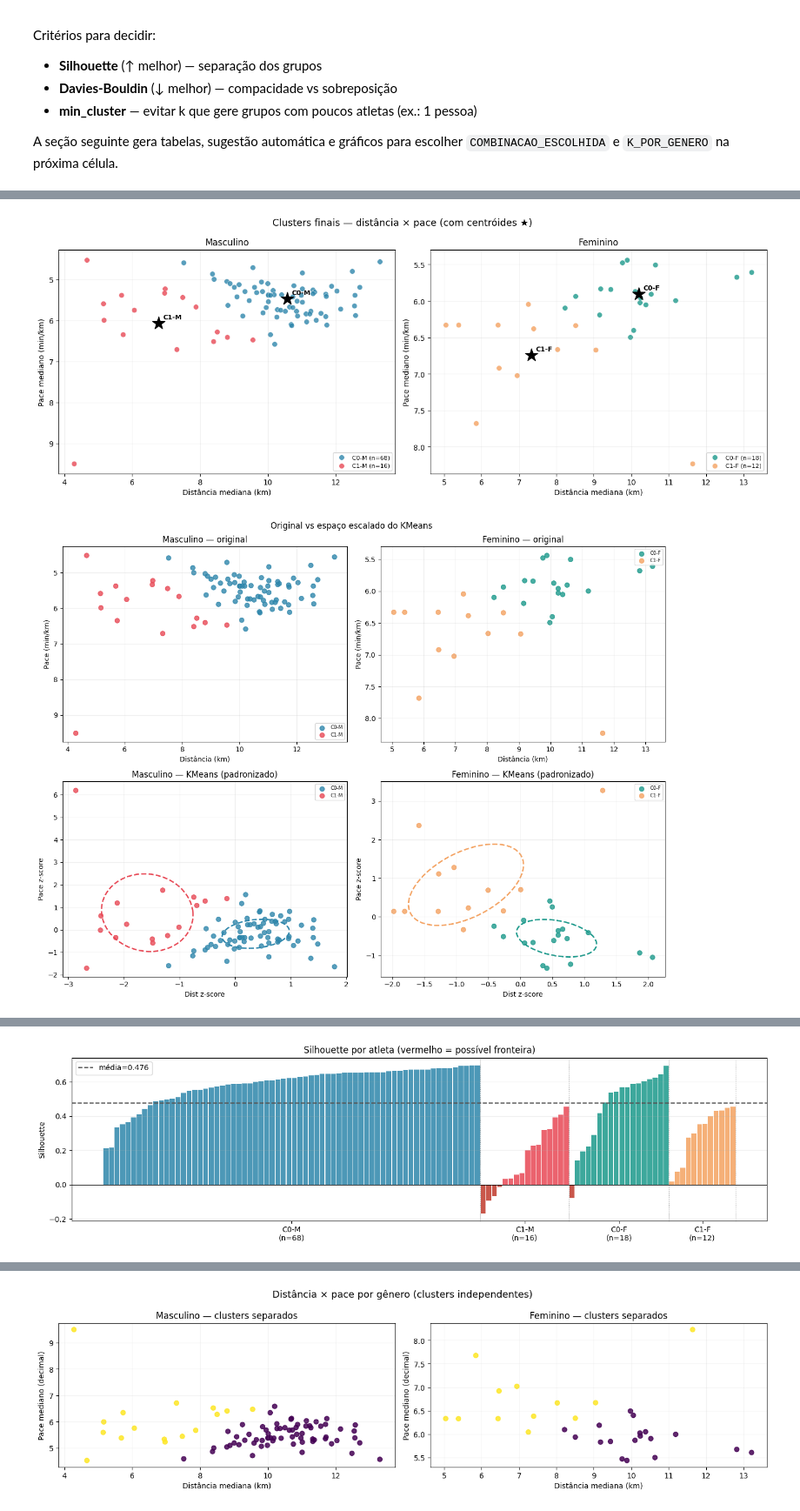
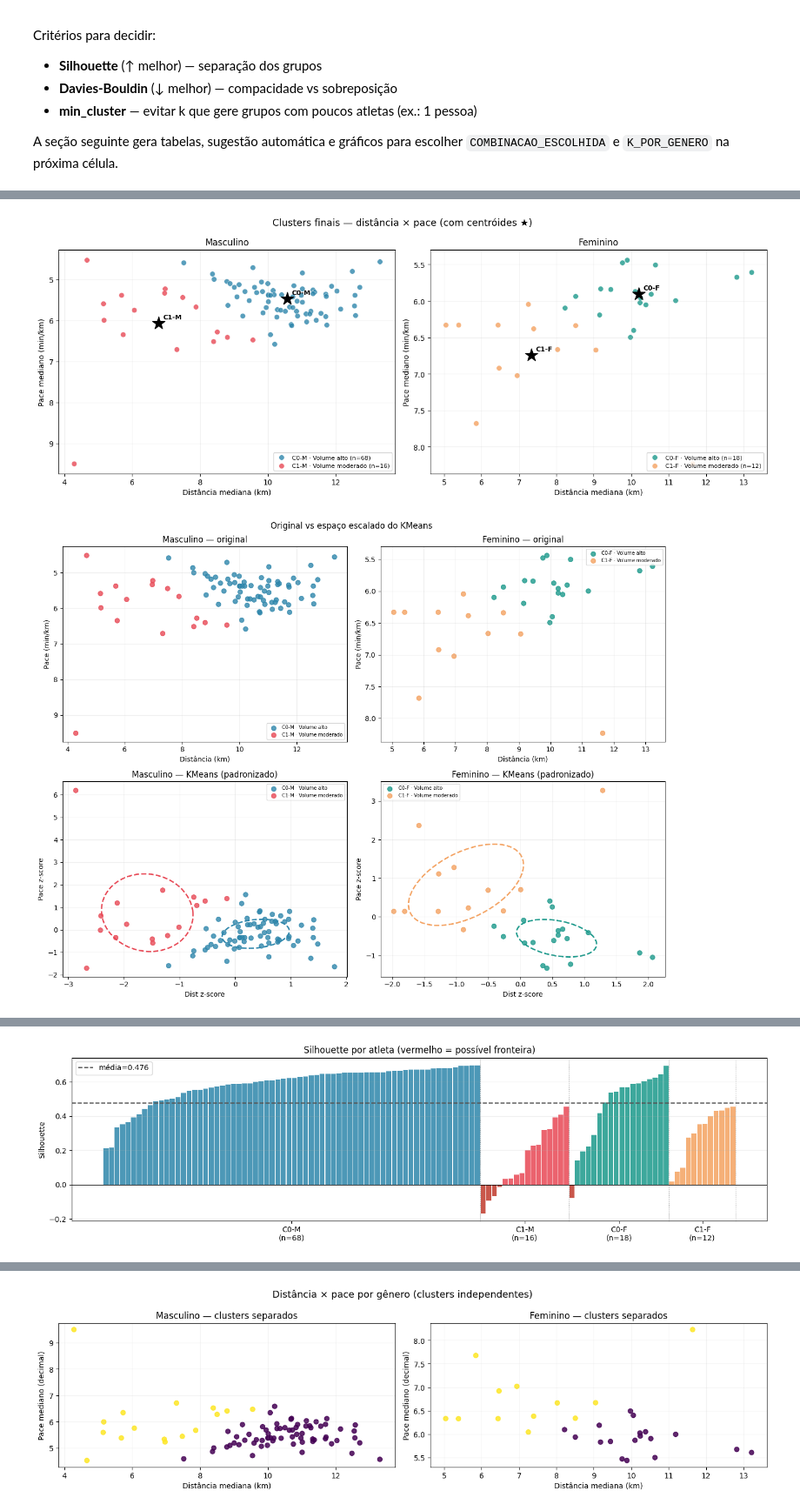
Before and after one commit to majutestoni/tcc-back, a Jupyter notebook: notebooks/categorizacao_corredores.ipynb, the cells around one changed output, grey strips where cells are left out. Shown at 87% size. Cells and saved outputs as stored; diff of their text form; code cells hidden in the pictures.

```diff
--- a/notebooks/categorizacao_corredores.ipynb
+++ b/notebooks/categorizacao_corredores.ipynb
@@ -264,6 +285,10 @@ if linha_cmp.height:
     print("Métricas na configuração escolhida:")
     with pl.Config(fmt_str_lengths=100, tbl_rows=-1, tbl_cols=-1):
         display(linha_cmp.select("genero", "silhouette", "davies_bouldin", "min_cluster", "max_cluster"))
+    print(
+        "\nJustificativa resumida: melhor equilíbrio silhouette × min_cluster ≥ 5 × "
+        "interpretabilidade; k≥3 fragmenta o feminino."
+    )
 else:
     cfg["titulo"] = COMBINACAO_ESCOLHIDA
     print("(Execute a célula de análise comparativa antes.)")
@@ -286,7 +312,18 @@ resultado = treina_kmeans_por_genero(
     plotar=True,
     verbose=True,
 )
-perfil = resultado.df_exibir
+perfil = nomear_categorias(resultado.df_exibir)
+resultado.df_exibir = perfil
+
+print("\nPerfis nomeados (por distância mediana dentro do gênero):")
+for row in (
+    perfil.select("categoria", "rotulo_cluster", "descricao_cluster")
+    .unique()
+    .sort("categoria")
+    .iter_rows(named=True)
+):
+    print(f"  {row['categoria']} → {row['rotulo_cluster']}")
+    print(f"      {row['descricao_cluster']}")
 # %% [output]
 Análise detalhada — distância + pace + gênero (k=2 → 4 categorias):
 Features: ['distance (m)', 'pace_min_km']
@@ -344,7 +394,7 @@ for ax, genero in zip(axes, ["M", "F"]):
             (pts[COL_DISTANCE] / 1000).to_numpy(),
             pts[COL_PACE].to_numpy(),
             c=CORES_CAT[cat],
-            label=f"{cat} (n={pts.height})",
+            label=f"{cat} · {pts['nome_cluster'][0]} (n={pts.height})",
             alpha=0.8,
             s=50,
             edgecolors="white",
@@ -388,8 +438,9 @@ for col_ax, genero in enumerate(["M", "F"]):
     for cat in sorted(sub["categoria"].unique()):
         mask = (sub["categoria"] == cat).to_numpy()
         cor = CORES_CAT[cat]
-        ax_orig.scatter(X[mask, 0] / 1000, X[mask, 1], c=cor, alpha=0.8, s=45, label=cat)
-        ax_scaled.scatter(Xs[mask, 0], Xs[mask, 1], c=cor, alpha=0.8, s=45, label=cat)
+        nome = perfil.filter(pl.col("categoria") == cat)["nome_cluster"][0]
+        ax_orig.scatter(X[mask, 0] / 1000, X[mask, 1], c=cor, alpha=0.8, s=45, label=f"{cat} · {nome}")
+        ax_scaled.scatter(Xs[mask, 0], Xs[mask, 1], c=cor, alpha=0.8, s=45, label=f"{cat} · {nome}")
         if mask.sum() >= 3:
             cov = np.cov(Xs[mask].T)
             if np.all(np.isfinite(cov)):
@@ -460,35 +511,35 @@ for cat in cats_ord:
     ax.bar(
         xs,
         vals,
         color=["#C0392B" if v < 0 else CORES_CAT[cat] for v in vals],
         width=0.9,
         alpha=0.85,
     )
     ax.axvline(pos + n - 0.5, color="gray", ls=":", lw=0.8)
     xticks.append(pos + n / 2 - 0.5)
     xlabels.append(f"{cat}\n(n={n})")
     pos += n
 ax.axhline(0, color="black", lw=0.8)
 ax.axhline(
     sil_df["silhouette_amostra"].mean(),
     color="#555",
     ls="--",
     label=f"média={sil_df['silhouette_amostra'].mean():.3f}",
 )
 ax.set_xticks(xticks)
 ax.set_xticklabels(xlabels)
 ax.set_ylabel("Silhouette")
 ax.set_title("Silhouette por atleta (vermelho = possível fronteira)")
 ax.legend()
 ax.grid(alpha=0.2, axis="y")
 plt.tight_layout()
 plt.show()
 
 neg = sil_df.filter(pl.col("silhouette_amostra") < 0).height
 print(f"Atletas com silhouette negativo: {neg} / {sil_df.height}")
 # %% [output]
-[figure, old version]
+[figure, new version]
-[figure, old version]
+[figure, new version]
 [figure]
 [figure]
 Atletas com silhouette negativo: 5 / 114
```
Also changed, not shown: parts of 16 cells of this notebook, 8 other files.
